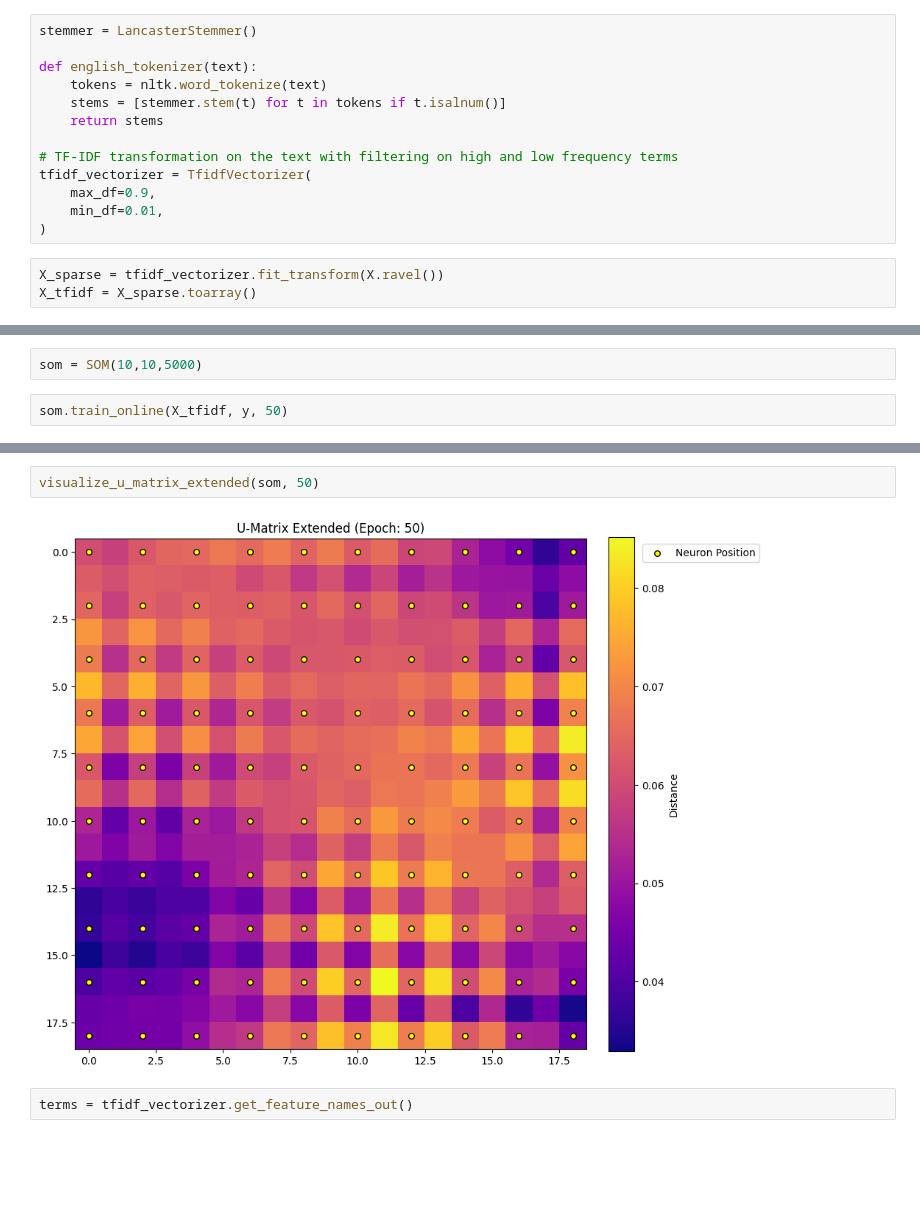
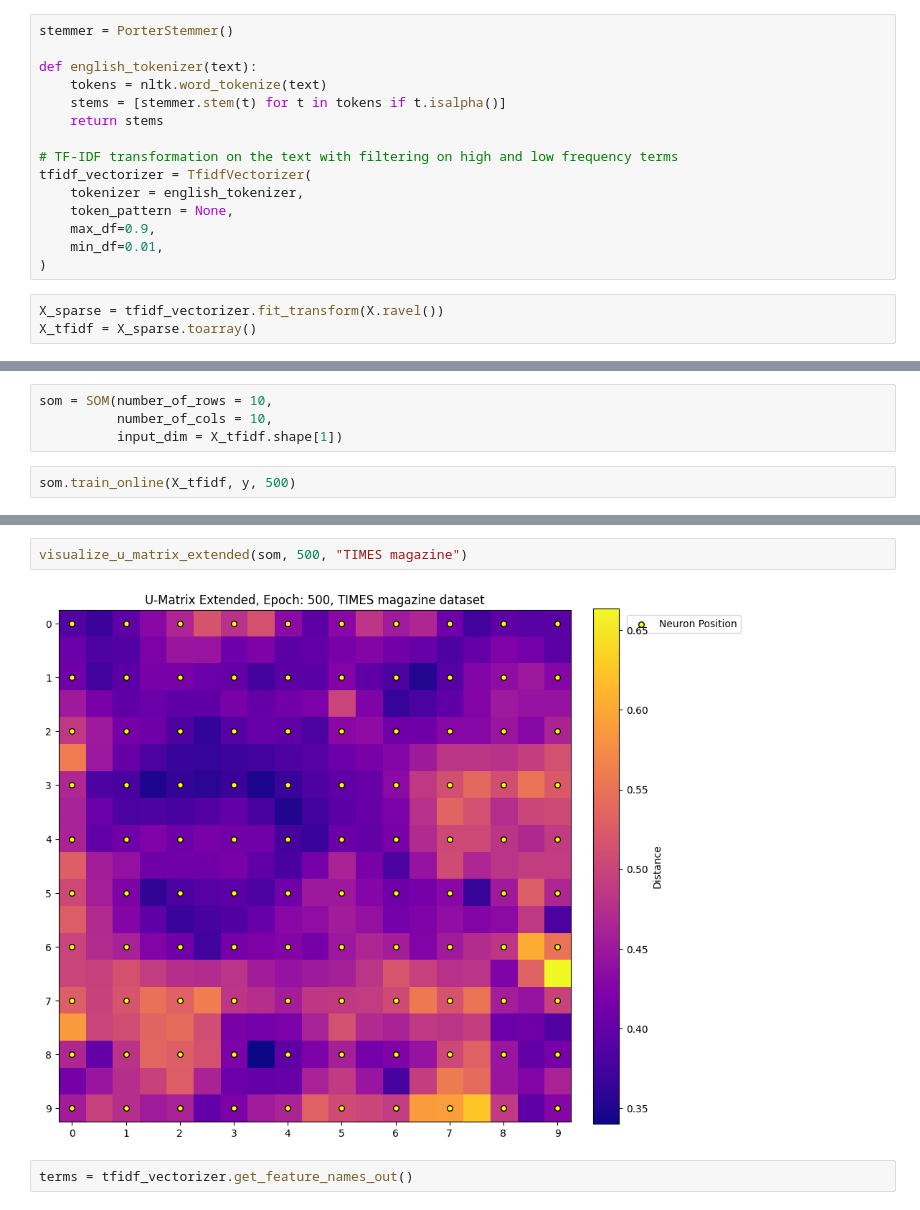
Before and after one commit to hanzltom/ViT-GHSOM, a Jupyter notebook: SOM/SOM_training_times.ipynb, the cells around one changed output, grey strips where cells are left out. Cells and saved outputs as stored; diff of their text form; blank space fills up the shorter version.

Commit message:
SOM: times magazine training

```diff
--- a/SOM/SOM_training_times.ipynb
+++ b/SOM/SOM_training_times.ipynb
@@ -10,15 +10,17 @@ df = pd.read_csv('../data/Time_magazine.csv')
 y = df['file'].to_numpy()
 X = df.drop(['file'], axis=1).to_numpy()
 # %%
-stemmer = LancasterStemmer()
+stemmer = PorterStemmer()
 
 def english_tokenizer(text):
     tokens = nltk.word_tokenize(text)
-    stems = [stemmer.stem(t) for t in tokens if t.isalnum()]
+    stems = [stemmer.stem(t) for t in tokens if t.isalpha()]
     return stems
 
 # TF-IDF transformation on the text with filtering on high and low frequency terms
 tfidf_vectorizer = TfidfVectorizer(
+    tokenizer = english_tokenizer,
+    token_pattern = None,
     max_df=0.9,
     min_df=0.01,
 )
@@ -32,5 +34,7 @@ X_tfidf.shape
 # %%
-som = SOM(10,10,5000)
+som = SOM(number_of_rows = 10,
+          number_of_cols = 10,
+          input_dim = X_tfidf.shape[1])
 # %%
-som.train_online(X_tfidf, y, 50)
+som.train_online(X_tfidf, y, 500)
 # %% [output]
@@ -42,6 +62,6 @@ Epoch 40/50 complete. Sigma: 4.4034, Lr: 0.4403, QE: 1.0038, TE: 0.3810, Purity:
 # %%
-visualize_u_matrix_extended(som, 50)
+visualize_u_matrix_extended(som, 500, "TIMES magazine")
 # %% [output]
-[figure, old version]
+[figure, new version]
 # %%
 terms = tfidf_vectorizer.get_feature_names_out()
```
Also changed, not shown: parts of 9 cells of this notebook.
